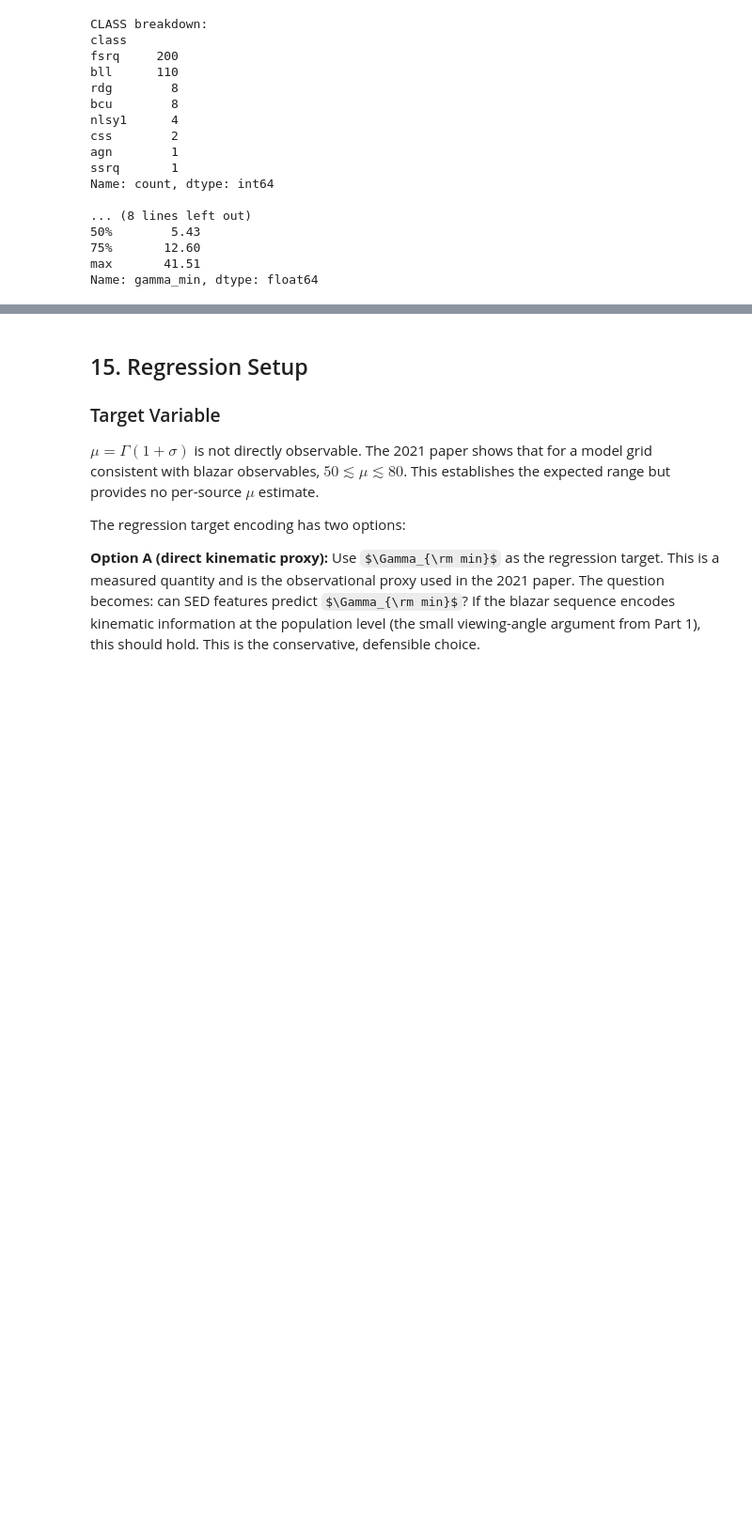
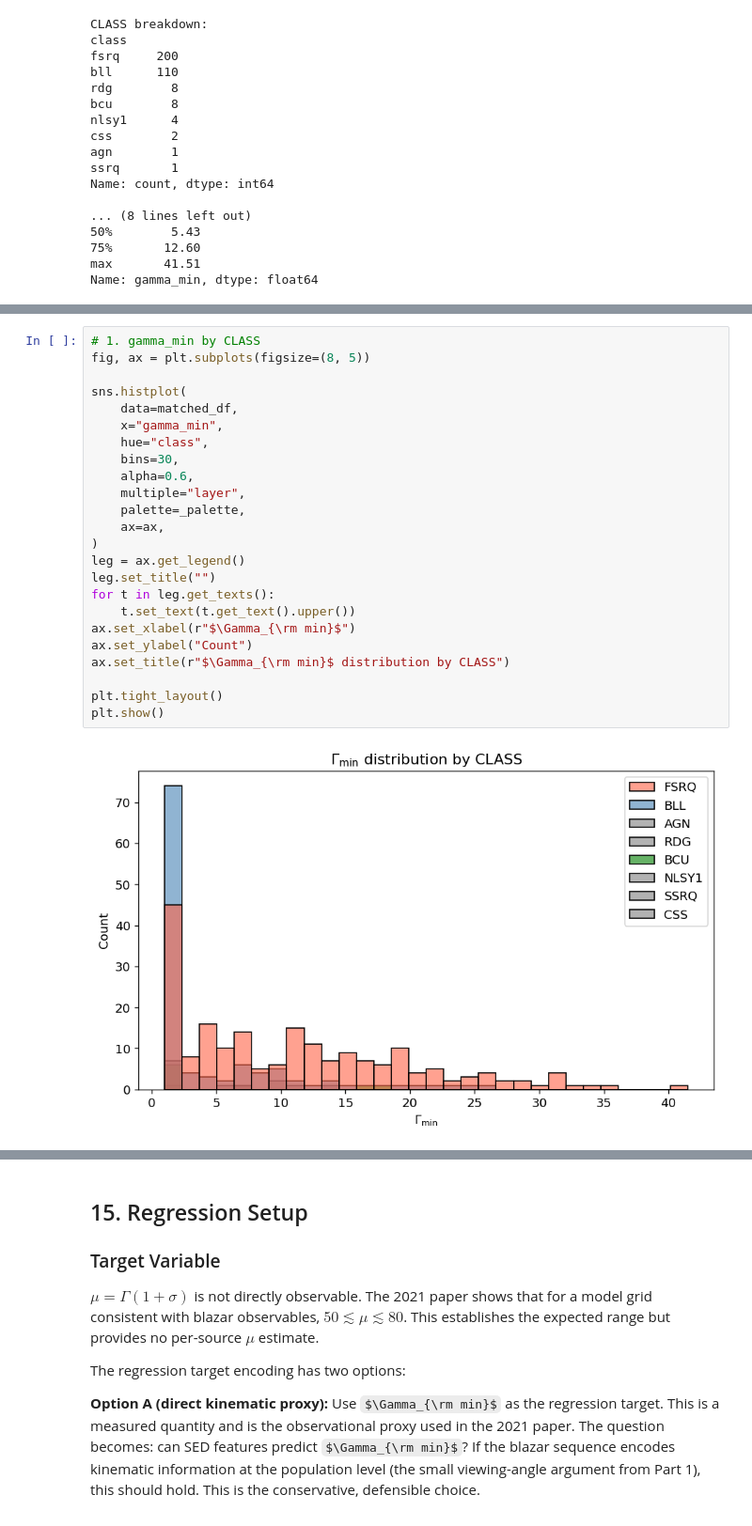
Before and after one commit to altjerue/ilwikak-ml, a Jupyter notebook: blazar_population_ml-p2.ipynb, the cells around one changed output, grey strips where cells are left out. Shown at 94% size. Saved outputs shown, nothing was run; the diff lists cells and outputs as text; some formulas as TeX source; blank space fills up the shorter version.

```diff
--- a/blazar_population_ml-p2.ipynb
+++ b/blazar_population_ml-p2.ipynb
@@ -239,0 +139,26 @@ plt.show()
+# %%
+# 1. gamma_min by CLASS
+fig, ax = plt.subplots(figsize=(8, 5))
+
+sns.histplot(
+    data=matched_df,
+    x="gamma_min",
+    hue="class",
+    bins=30,
+    alpha=0.6,
+    multiple="layer",
+    palette=_palette,
+    ax=ax,
+)
+leg = ax.get_legend()
+leg.set_title("")
+for t in leg.get_texts():
+    t.set_text(t.get_text().upper())
+ax.set_xlabel(r"$\Gamma_{\rm min}$")
+ax.set_ylabel("Count")
+ax.set_title(r"$\Gamma_{\rm min}$ distribution by CLASS")
+
+plt.tight_layout()
+plt.show()
+# %% [output]
+[figure, added]
```
Also changed, not shown: parts of 12 cells of this notebook.
